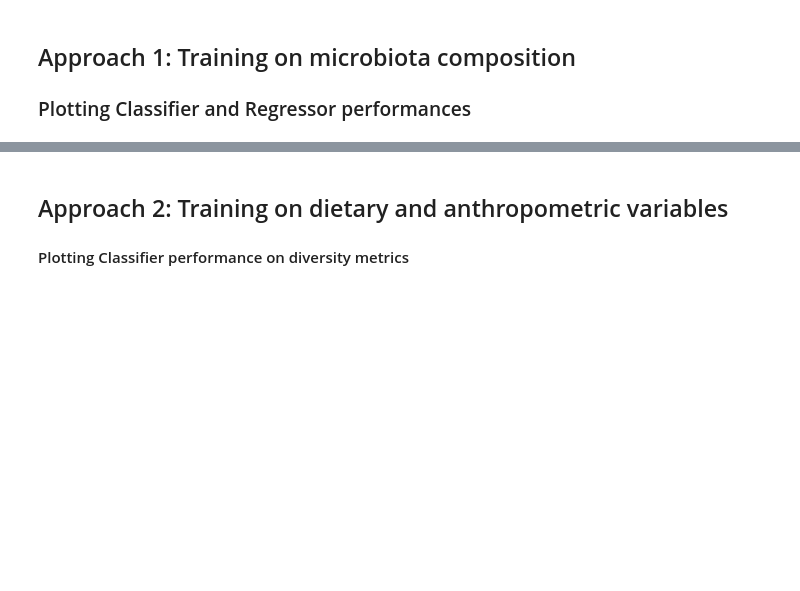
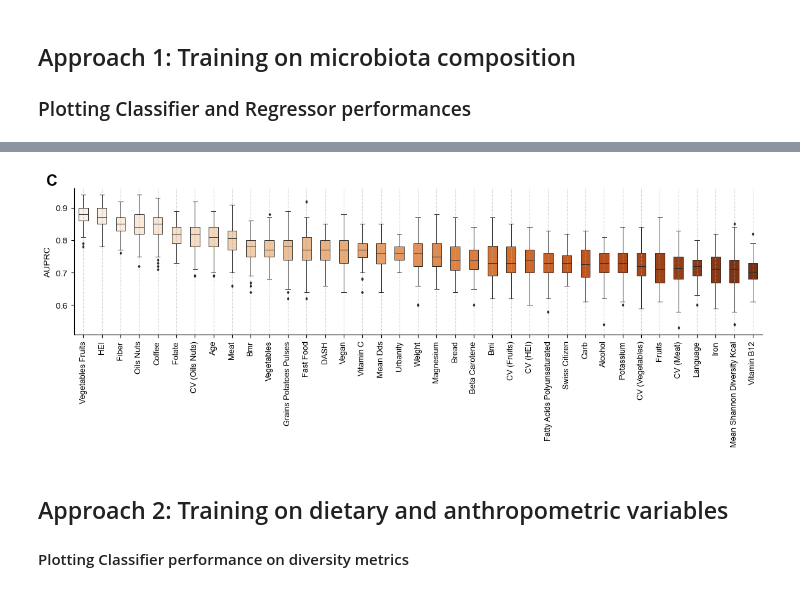
Before and after one commit to digitalepidemiologylab/dietary-consistency-and-quality-associated-with-gut-microbiota-diversity-paper, a Jupyter notebook: analysis/ml_analysis/analysis.ipynb, the cells around one changed output, grey strips where cells are left out. Drawn from its saved outputs; the diff is of its cells as text; code cells hidden in the pictures; blank space fills up the shorter version.

```diff
--- a/analysis/ml_analysis/analysis.ipynb
+++ b/analysis/ml_analysis/analysis.ipynb
@@ -112,3 +115,53 @@ plt.savefig(
+# %%
+topn = 40
+
+ignore_cols_for_model_performance_chart = [
+    "dairy_products_meat_fish_eggs_tofu",
+    "sweets_salty_snacks_alcohol",
+    "alcohol_fg_eaten",
+]
+
+data_for_clr_auprc_plot = performance_clr_auprc_all_vars[
+    performance_clr_auprc_all_vars.mean().sort_values(ascending=False).index[:topn]
+]
+data_for_clr_auprc_plot = data_for_clr_auprc_plot.drop(
+    columns=ignore_cols_for_model_performance_chart, axis=1
+)
+data_for_clr_auprc_plot.columns = data_for_clr_auprc_plot.columns.map(
+    lambda i: process_string(i, newLineSep=4)
+)
+
+fig, ax = plt.subplots(ncols=1, figsize=(14, 3))
+
+sns.boxplot(
+    data_for_clr_auprc_plot,
+    width=0.5,
+    fliersize=2,
+    linewidth=0.7,
+    ax=ax,
+    palette="Oranges",
+)
+
+ax.set_xticklabels(
+    ax.get_xticklabels(),
+    rotation=90,
+    fontname="Arial",
+    fontsize=9.2,
+    fontweight="normal",
+)
+ax.set_ylabel("AUPRC", fontname="Arial", fontsize=10, fontweight="light")
+ax.grid(True, axis="x", linestyle="--", alpha=0.5)
+ax.text(-0.04, 1.02, "C", fontsize=18, fontweight="bold", transform=ax.transAxes)
+
+sns.despine()
+
+plt.savefig(
+    "../../figures/ml_analysis/model_performances_auprc.png",
+    dpi=300,
+    bbox_inches="tight",
+)
+# %% [output]
+[figure, added]
 # %% [markdown]
 ## Approach 2: Training on dietary and anthropometric variables
 #### Plotting Classifier performance on diversity metrics
```
Also changed, not shown: parts of 2 cells of this notebook, 12 other files.
